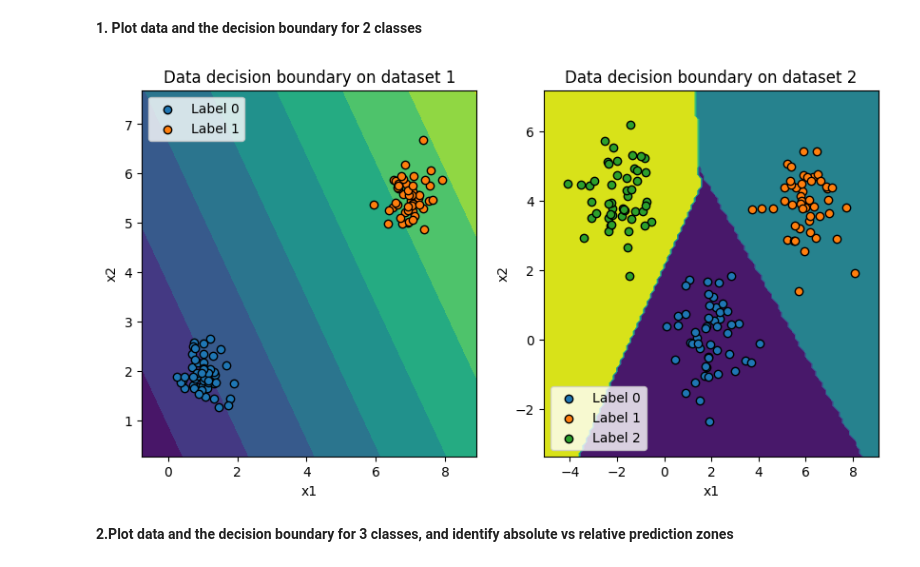
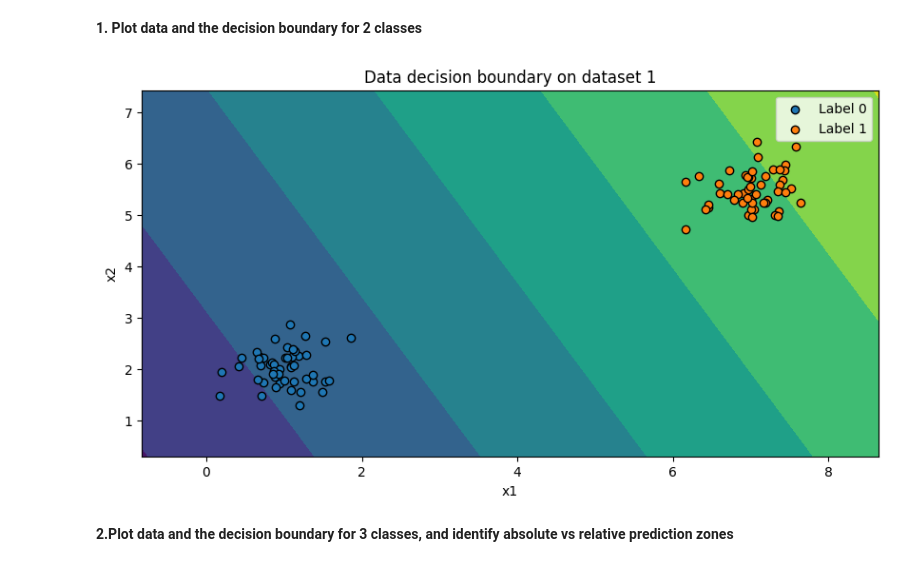
Before and after one commit to Bast-94/CYBER-ML-PW, a Jupyter notebook: AML.ipynb, the cells around one changed output. Drawn from its saved outputs; the diff is of its cells as text; code cells hidden in the pictures.

Commit message:
FIX(DataDecision boundary): Fixing data boundaries.

```diff
--- a/AML.ipynb
+++ b/AML.ipynb
@@ -17,25 +17,25 @@ dataset_params = [dict(n_samples = 100,
 # %%
 from sklearn.inspection import DecisionBoundaryDisplay
 fig = plt.figure(figsize=(10, 5))
 
-for i,ds in enumerate(dataset_params):
-    n_samples, centers, cluster_std = ds.values()
-    X, y = make_blobs(n_samples = n_samples, centers = centers, cluster_std = cluster_std)
-    ax = fig.add_subplot(1, 2, i+1)
 
-    clf = svm.SVC(C=100, kernel='linear')
-    clf.fit(X, y)
-    display = DecisionBoundaryDisplay.from_estimator(clf, X,ax=ax)
-    display.plot(ax=ax)
-    for label in np.unique(y):
-        ax.scatter(X[y == label, 0], X[y == label, 1], label=f"Label {label}",cmap=plt.cm.Paired, edgecolors='black')
-    ax.set_xlabel('x1')
-    ax.set_ylabel('x2')
-    ax.set_title(f'Data decision boundary on dataset {i+1}')
-    ax.legend()
+n_samples, centers, cluster_std = dataset_params[0].values()
+X, y = make_blobs(n_samples = n_samples, centers = centers, cluster_std = cluster_std)
+ax = fig.add_subplot(1, 1, 1)
+
+clf = svm.SVC(C=100, kernel='linear')
+clf.fit(X, y)
+display = DecisionBoundaryDisplay.from_estimator(clf, X,ax=ax)
+display.plot(ax=ax)
+for label in np.unique(y):
+    ax.scatter(X[y == label, 0], X[y == label, 1], label=f"Label {label}",cmap=plt.cm.Paired, edgecolors='black')
+ax.set_xlabel('x1')
+ax.set_ylabel('x2')
+ax.set_title(f'Data decision boundary on dataset 1')
+ax.legend()
 plt.show()
 # %% [output]
-[figure, old version]
+[figure, new version]
 # %% [markdown]
 **2.Plot data and the decision boundary for 3 classes, and identify absolute vs relative prediction
 zones**
```
